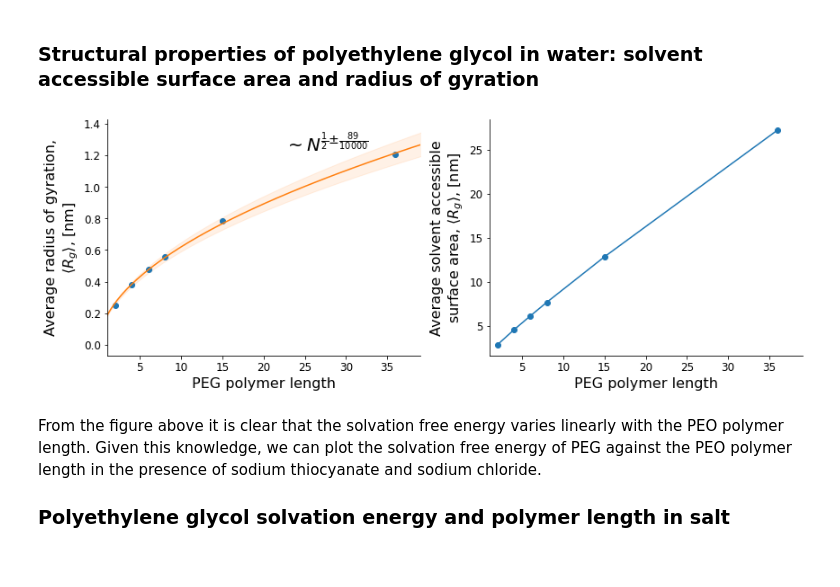
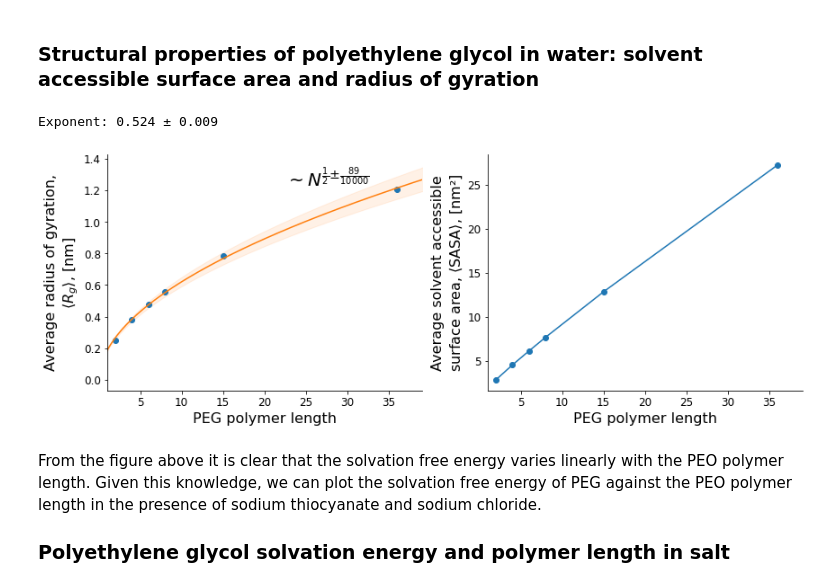
Before and after one commit to SHervoe-Hansen/PEO_solubility_in_NaCl, a Jupyter notebook: Analysis.ipynb, the cells around one changed output. Saved outputs shown, nothing was run; the diff lists cells and outputs as text; code cells hidden in the pictures.

```diff
--- a/Analysis.ipynb
+++ b/Analysis.ipynb
@@ -445,35 +445,37 @@ for i, nmer in enumerate(nmers):
     rg[i] = md.compute_rg(traj).mean()
     sasa[i] = md.shrake_rupley(traj, mode='residue').sum(axis=1).mean()
 
 axes[0].plot(nmers, rg, 'o', color='C0')
 popt, pcov = optimize.curve_fit(func, nmers, rg)
 perr = np.sqrt(np.diag(pcov))
+print('Exponent: {:.3f} ± {:.3f}'.format(popt[1], perr[1]))
 axes[0].plot(np.arange(0, 40, 0.1), popt[0]*np.arange(0, 40, 0.1)**(popt[1]), color='C1')
 axes[0].fill_between(np.arange(0, 40, 0.1), y1=((popt[0]+perr[0])*np.arange(0, 40, 0.1)**(popt[1]+perr[1])),
                                        y2=((popt[0]-perr[0])*np.arange(0, 40, 0.1)**(popt[1]-perr[1])),
                color='C1', alpha=0.1)
 
 
 axes[0].text(0.7, 0.9, '$\\sim N^{\\frac{1}{2}±\\frac{89}{10000}}$', fontsize=20,
              horizontalalignment='center', verticalalignment='center', transform=axes[0].transAxes)
 
 axes[0].set_xlabel('PEG polymer length', fontsize=16)
 axes[0].set_ylabel('Average radius of gyration,\n$\langle R_g \\rangle$, [nm]', fontsize=16)
 
 axes[1].plot(nmers, sasa, 'o-')
 axes[1].set_xlabel('PEG polymer length', fontsize=16)
-axes[1].set_ylabel('Average solvent accessible\nsurface area, $\langle R_g \\rangle$, [nm]', fontsize=16)
+axes[1].set_ylabel('Average solvent accessible\nsurface area, $\langle \mathrm{SASA} \\rangle$, [nm²]', fontsize=16)
 
 for ax in axes:
     ax.tick_params(axis='both', which='major', labelsize=12)
     ax.spines['right'].set_visible(False)
     ax.spines['top'].set_visible(False)
     ax.set_xlim(1, 39)
 
 fig.tight_layout()
 fig.savefig('Figures/PEG_Rg_and_SASA_water.pdf', bbox_inches='tight')
 # %% [output]
+Exponent: 0.524 ± 0.009
-[figure, old version]
+[figure, new version]
 # %% [markdown]
 From the figure above it is clear that the solvation free energy varies linearly with the PEO polymer length. Given this knowledge, we can plot the solvation free energy of PEG against the PEO polymer length in the presence of sodium thiocyanate and sodium chloride.
 
```
Also changed, not shown: parts of 6 cells of this notebook, 8 other files.
